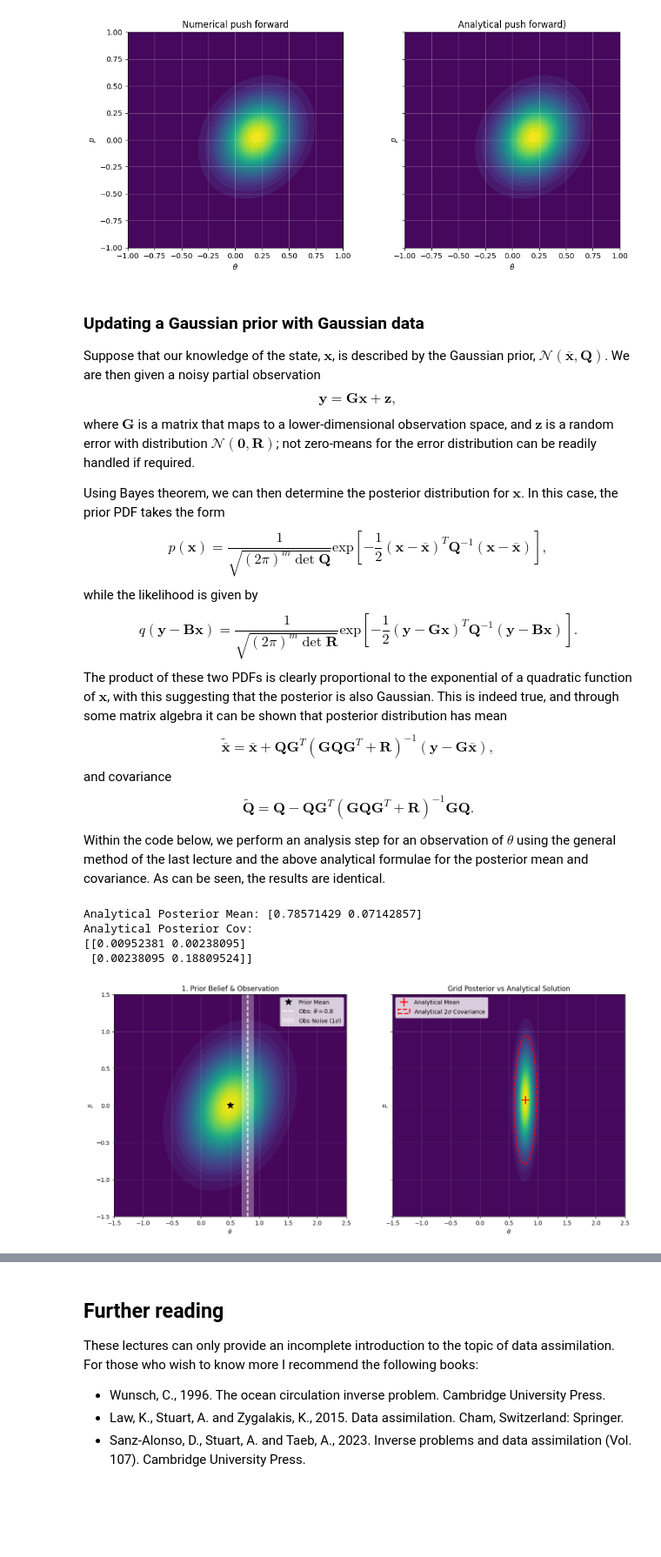
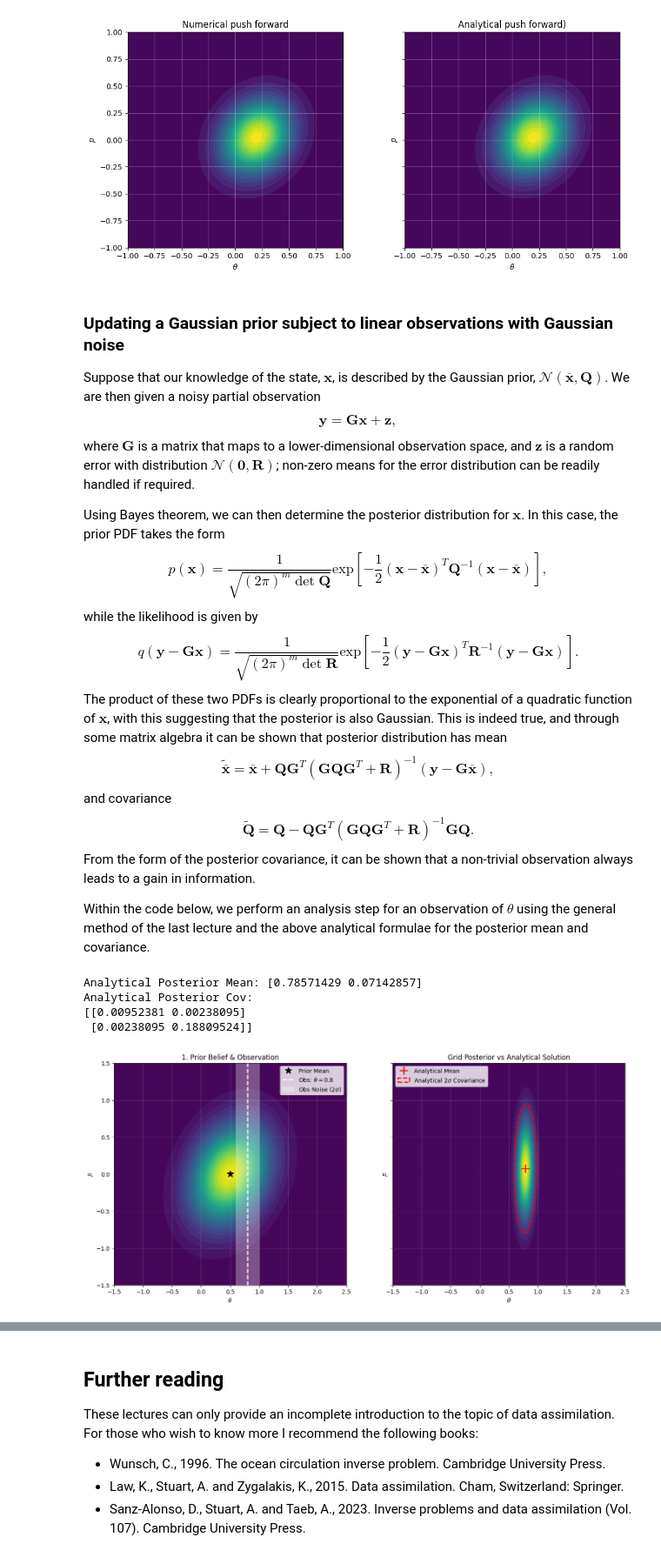
Before and after one commit to benwulmer/QCES_data_assimilation, a Jupyter notebook: lectures/lecture2.ipynb, the cells around one changed output, grey strips where cells are left out. Shown at 87% size. Cells and saved outputs as stored; diff of their text form; code cells hidden in the pictures; blank space fills up the shorter version.

```diff
--- a/lectures/lecture2.ipynb
+++ b/lectures/lecture2.ipynb
@@ -359,7 +360,7 @@ plt.show()
 # %% [output]
 [figure]
 # %% [markdown]
-### Updating a Gaussian prior with Gaussian data
+### Updating a Gaussian prior subject to linear observations with Gaussian noise
 
 Suppose that our knowledge of the state, $\mathbf{x}$, is described by the Gaussian prior,
 $\mathcal{N}(\overline{\mathbf{x}},\mathbf{Q})$. We are then given a noisy partial observation
@@ -368,7 +369,7 @@ $$
 $$
 where $\mathbf{G}$ is a matrix that maps to a lower-dimensional observation space, and
 $\mathbf{z}$ is a random error with distribution $\mathcal{N}(\mathbf{0}, \mathbf{R})$;
-not zero-means for the error distribution can be readily handled if required.
+non-zero means for the error distribution can be readily handled if required.
 
 Using Bayes theorem, we can then determine the posterior distribution
 for $\mathbf{x}$. In this case, the prior PDF takes the form
@@ -380,9 +381,9 @@ p(\mathbf{x}) = \frac{1}{\sqrt{(2\pi)^{m} \det\mathbf{Q}}}
 $$
 while the likelihood is given by
 $$
-q(\mathbf{y}-\mathbf{B}\mathbf{x}) = \frac{1}{\sqrt{(2\pi)^{m} \det\mathbf{R}}}
+q(\mathbf{y}-\mathbf{G}\mathbf{x}) = \frac{1}{\sqrt{(2\pi)^{m} \det\mathbf{R}}}
 \mathrm{exp}\!\left[
-    -\frac{1}{2}(\mathbf{y}-\mathbf{G}\mathbf{x})^{T}\mathbf{Q}^{-1}(\mathbf{y}-\mathbf{B}\mathbf{x})
+    -\frac{1}{2}(\mathbf{y}-\mathbf{G}\mathbf{x})^{T}\mathbf{R}^{-1}(\mathbf{y}-\mathbf{G}\mathbf{x})
     \right].
 $$
 The product of these two PDFs is clearly proportional to the exponential of a quadratic function
@@ -397,9 +398,11 @@ $$
 \tilde{\mathbf{Q}} = \mathbf{Q} - \mathbf{Q}\mathbf{G}^{T}(\mathbf{G}\mathbf{Q}\mathbf{G}^{T} + \mathbf{R})^{-1}
 \mathbf{G}\mathbf{Q}.
 $$
+From the form of the posterior covariance, it can be shown that a non-trivial observation always leads to a gain in
+information.
 
 Within the code below, we perform an analysis step for an observation of $\theta$ using the general method of the last lecture and the above analytical
-formulae for the posterior mean and covariance. As can be seen, the results are identical.
+formulae for the posterior mean and covariance.
 # %%
 import numpy as np
 import matplotlib.pyplot as plt
@@ -440,36 +443,35 @@ posterior, evidence = pendulum.bayesian_update(prior, lik_grid, axes)
 
 # Visualisation
 fig, (ax1, ax2) = plt.subplots(1, 2, figsize=(16, 7), sharey=True)
 
 # Plot the prior and show the observed angle
-
 pendulum.single.plot_pdf(theta_grid, p_grid, prior, ax=ax1, title="1. Prior Belief & Observation")
 ax1.plot(prior_mean[0], prior_mean[1], 'k*', ms=12, label='Prior Mean')
 ax1.axvline(y_obs[0], color='white', linestyle='--', linewidth=2, label=f'Obs: $\\theta={y_obs[0]}$')
-ax1.axvspan(y_obs[0] - np.sqrt(R[0,0]), y_obs[0] + np.sqrt(R[0,0]), color='white', alpha=0.3, label='Obs Noise ($1\sigma$)')
+ax1.axvspan(y_obs[0] - 2*np.sqrt(R[0,0]), y_obs[0] + 2*np.sqrt(R[0,0]), color='white', alpha=0.3, label='Obs Noise ($2\sigma$)')
 ax1.legend(loc='upper right')
 
 
 # Plot the grid posterior
 pendulum.single.plot_pdf(theta_grid, p_grid, posterior, ax=ax2, title="Grid Posterior vs Analytical Solution")
 
 # Plot the analytical result as an 2-std ellipse
 ax2.plot(post_mean[0], post_mean[1], 'r+', ms=15, markeredgewidth=2, label='Analytical Mean')
 vals, vecs = np.linalg.eig(post_cov)
 angle = np.degrees(np.arctan2(vecs[1, 0], vecs[0, 0]))
 width, height = 4 * np.sqrt(vals)
 ell = Ellipse(xy=post_mean, width=width, height=height, angle=angle,
               edgecolor='red', facecolor='none', linestyle='--', lw=2, label='Analytical 2$\sigma$ Covariance')
 ax2.add_patch(ell)
 
 ax2.legend(loc='upper left')
 plt.show()
 # %% [output]
 Analytical Posterior Mean: [0.78571429 0.07142857]
 Analytical Posterior Cov:
 [[0.00952381 0.00238095]
  [0.00238095 0.18809524]]
-[figure, old version]
+[figure, new version]
 # %% [markdown]
 ### The Kalman filter
 
```
Also changed, not shown: parts of 9 cells of this notebook.
